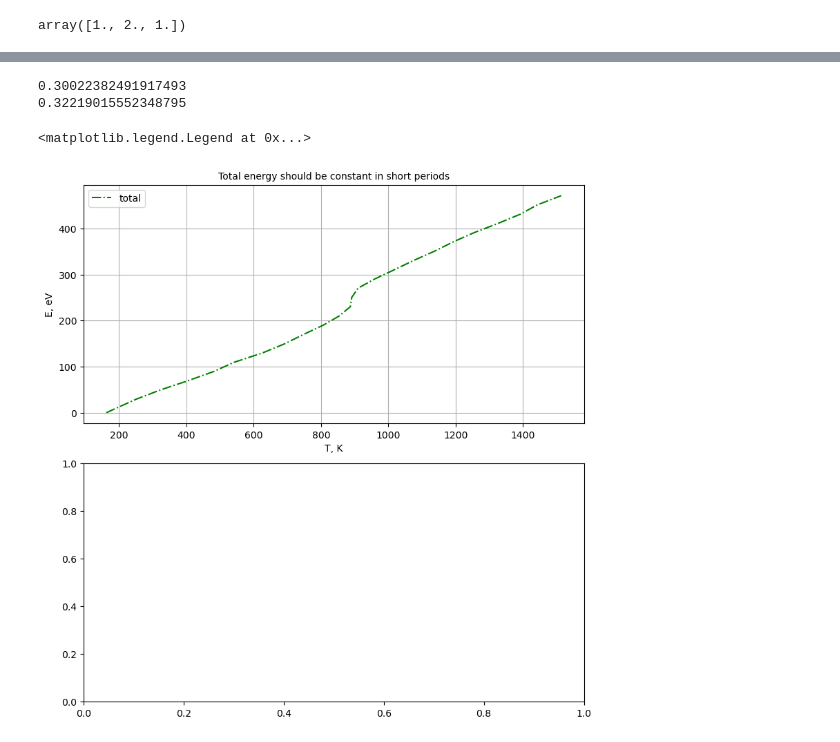
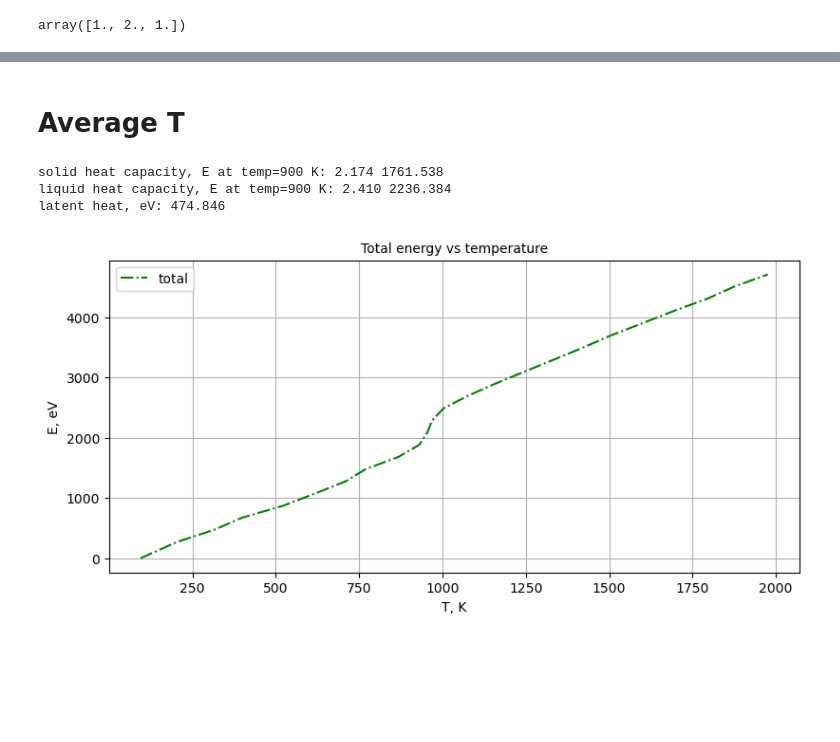
Before and after one commit to maximelianos/molecular-dynamics, a Jupyter notebook: plot/milestone07.ipynb, the cells around one changed output, grey strips where cells are left out. Drawn from its saved outputs; the diff is of its cells as text; code cells hidden in the pictures; blank space fills up the shorter version.

```diff
--- a/plot/milestone07.ipynb
+++ b/plot/milestone07.ipynb
@@ -106,33 +107,47 @@ ValueError: v cannot be empty
+# %% [markdown]
+# Average T
 # %%
 base_path = "../buildDir/milestones/07/"
-interval_x, interval_tot = read_energy(base_path + "interval_e_total.txt")
-_, interval_temp = read_energy(base_path + "interval_temperature.txt")
+x, tot = read_energy(base_path + "interval_e_total.txt")
+_, t = read_energy(base_path + "interval_temperature.txt")
 
-p0 = interval_tot[0]
-interval_tot -= p0
+p0 = tot[0]
+tot -= p0
 
-def tan(temp_1, temp_2):
-    a = np.argmin((interval_temp - temp_1)**2)
-    b = np.argmin((interval_temp - temp_2)**2)
-    dE = interval_tot[b] - interval_tot[a]
-    dT = interval_temp[b] - interval_temp[a]
-    return dE / dT
+def tan(t, temp_1, temp_2, temp_x):
+    # get line skew for points with temperature closest to temp_1 and temp_2
+    a = np.argmin((t - temp_1)**2)
+    b = np.argmin((t - temp_2)**2)
+    dE = tot[b] - tot[a]
+    dT = t[b] - t[a]
+    k = dE / dT
 
-print(tan(400, 800))
-print(tan(1000, 1400))
+    # extrapolate to temp_x
+    dT = temp_x - t[a]
+    E = k * dT + tot[a] # change of energy + base
+
+    return [k, E]
+
+k1, E1 = tan(t, 400, 800, 900)
+print("solid heat capacity, E at temp=900 K: {:.3f} {:.3f}".format(k1, E1))
+k2, E2 = tan(t, 1000, 1400, 900)
+print("liquid heat capacity, E at temp=900 K: {:.3f} {:.3f}".format(k2, E2))
+print("latent heat, eV: {:.3f}".format(E2 - E1))
+
+
+# Average T vs E total
+fig, axs = plt.subplots(1, 1, layout='constrained', figsize=(8,4))
+
+axs.set_title('Total energy vs temperature',fontsize=10)
+axs.plot(t, tot, linestyle='-.', color='g', label='total')
+axs.grid(True)
+axs.set_ylabel('E, eV',  fontsize=10)
+axs.set_xlabel('T, K',  fontsize=10)
+axs.legend(fontsize=10)
+
+plt.savefig('fig.pdf')
 # %% [output]
-0.30022382491917493
-0.32219015552348795
+solid heat capacity, E at temp=900 K: 2.174 1761.538
+liquid heat capacity, E at temp=900 K: 2.410 2236.384
+latent heat, eV: 474.846
+[figure, added]
-# %%
-# Average T vs E_total
-fig, axs = plt.subplots(2, 1, layout='constrained', figsize=(8,8))
-
-axs[0].set_title('Total energy should be constant in short periods',fontsize=10)
-axs[0].plot(interval_temp, interval_tot, linestyle='-.', color='g', label='total')
-axs[0].grid(True)
-axs[0].set_ylabel('E, eV',  fontsize=10)
-axs[0].set_xlabel('T, K',  fontsize=10)
-axs[0].legend(fontsize=10)
-# %% [output]
-<matplotlib.legend.Legend at 0x...>
-[figure, removed]
```
Also changed, not shown: parts of 5 cells of this notebook, 7 other files.
